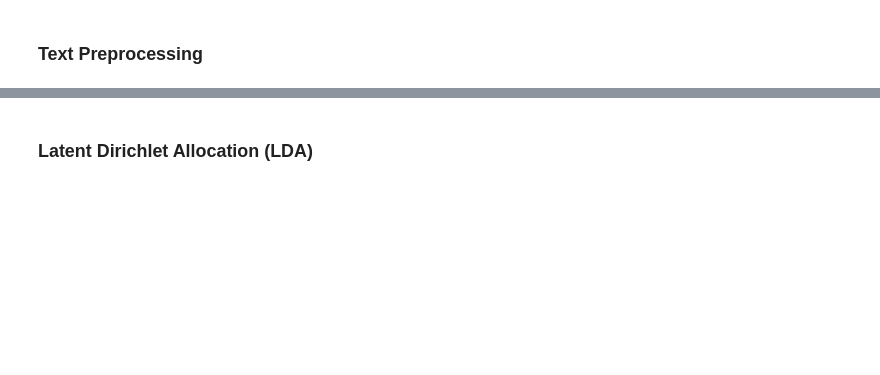
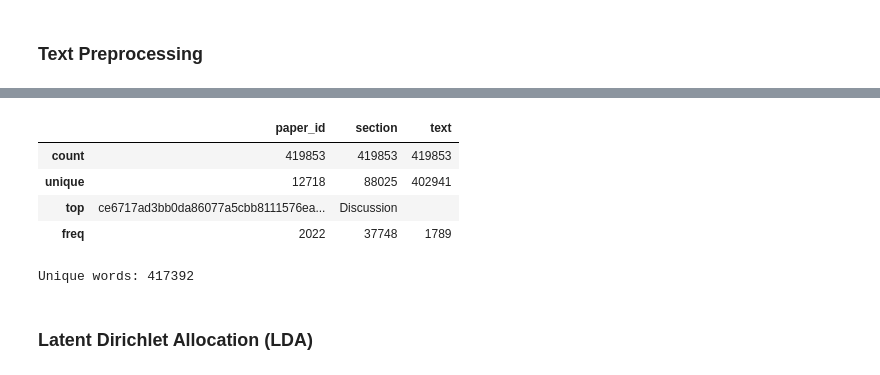
Before and after one commit to elilaird/COVID-19-Open-Research-Dataset-Challenge, a Jupyter notebook: CORD-19-Topic-Modeling.ipynb, the cells around one changed output, grey strips where cells are left out. Drawn from its saved outputs; the diff is of its cells as text; code cells hidden in the pictures; blank space fills up the shorter version.

```diff
--- a/CORD-19-Topic-Modeling.ipynb
+++ b/CORD-19-Topic-Modeling.ipynb
@@ -134,3 +175,11 @@ full_corpus.head()
+# %%
+full_corpus.describe()
+# %% [output]
+|  | paper_id | section | text |
+| count | 419853 | 419853 | 419853 |
+| unique | 12718 | 88025 | 402941 |
+| top | ce6717ad3bb0da86077a5cbb8111576ea... | Discussion |  |
+| freq | 2022 | 37748 | 1789 |
 # %%
 import nltk
 from nltk.corpus import stopwords
@@ -142,5 +191,9 @@ count_vectorizer = CountVectorizer(stop_words='english')
 
 bag_of_words = count_vectorizer.fit_transform(full_corpus['text'])
+# %%
+print("Unique words: {} ".format(len(count_vectorizer.get_feature_names())))
+# %% [output]
+Unique words: 417392
 # %% [markdown]
 ### Latent Dirichlet Allocation (LDA)
 # %%
```
Also changed, not shown: parts of 23 cells of this notebook, 20 other files.
